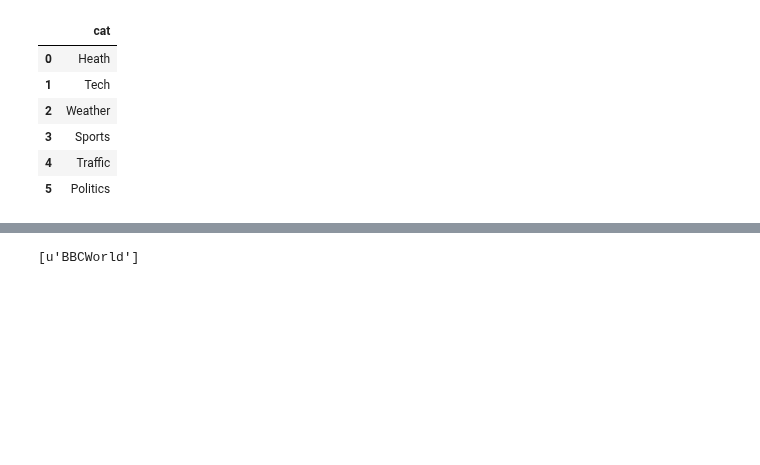
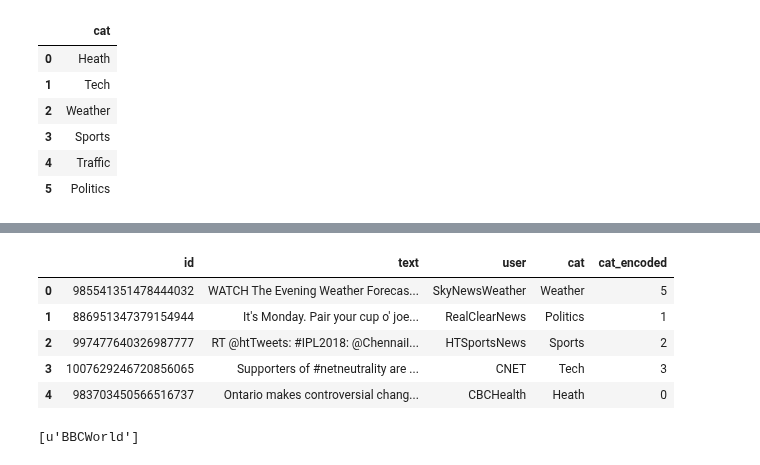
Before and after one commit to amirnasri/Data-Science, a Jupyter notebook: Twitter/tweet_classification.ipynb, the cells around one changed output, grey strips where cells are left out. Drawn from its saved outputs; the diff is of its cells as text; code cells hidden in the pictures; blank space fills up the shorter version.

```diff
--- a/Twitter/tweet_classification.ipynb
+++ b/Twitter/tweet_classification.ipynb
@@ -187,3 +173,15 @@ tweets_df.head()
+# %%
+#tweets_df.to_pickle('data/tweets_df.pkl')
+tweets_df = pd.read_pickle('data/tweets_df.pkl')
+tweets_df.reset_index(inplace=True, drop=True)
+tweets_df.head()
+# %% [output]
+|  | id | text | user | cat | cat_encoded |
+| 0 | 985541351478444032 | WATCH The Evening Weather Forecas... | SkyNewsWeather | Weather | 5 |
+| 1 | 886951347379154944 | It's Monday. Pair your cup o' joe... | RealClearNews | Politics | 1 |
+| 2 | 997477640326987777 | RT @htTweets: #IPL2018: @ChennaiI... | HTSportsNews | Sports | 2 |
+| 3 | 1007629246720856065 | Supporters of #netneutrality are ... | CNET | Tech | 3 |
+| 4 | 983703450566516737 | Ontario makes controversial chang... | CBCHealth | Heath | 0 |
 # %%
 from multiprocessing import Process
 
```
Also changed, not shown: parts of 94 cells of this notebook.
